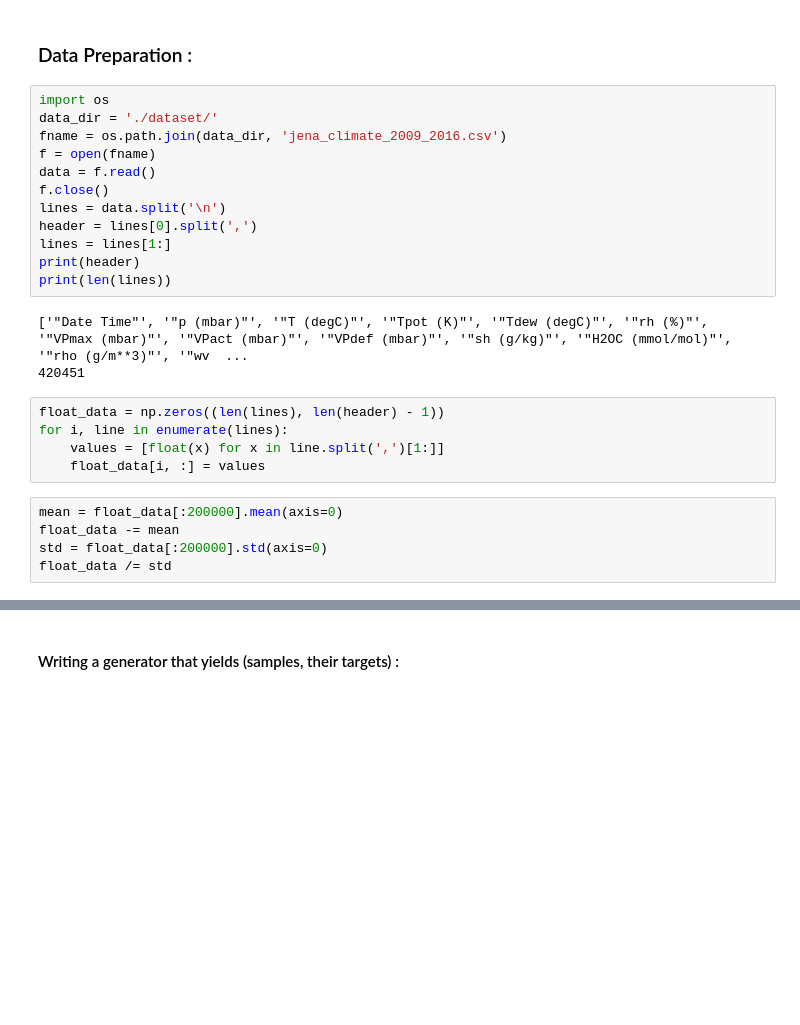
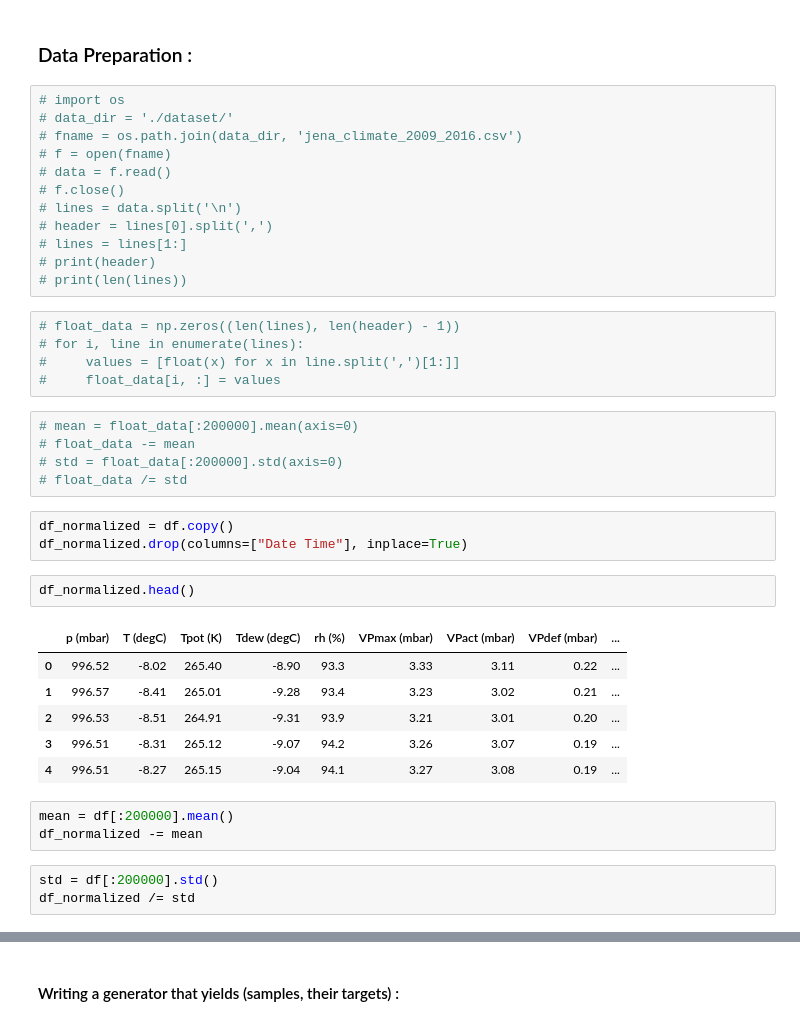
Before and after one commit to KareemElozeiri/Temperature-Forecasting, a Jupyter notebook: temp-forecating.ipynb, the cells around one changed output, grey strips where cells are left out. Drawn from its saved outputs; the diff is of its cells as text; blank space fills up the shorter version.

```diff
--- a/temp-forecating.ipynb
+++ b/temp-forecating.ipynb
@@ -90,27 +118,42 @@ df.hist(figsize=(15,15), color=sns.color_palette("deep")[2]);
 # %% [markdown]
 ### Data Preparation :
 # %%
-import os
-data_dir = './dataset/'
-fname = os.path.join(data_dir, 'jena_climate_2009_2016.csv')
-f = open(fname)
-data = f.read()
-f.close()
-lines = data.split('\n')
-header = lines[0].split(',')
-lines = lines[1:]
-print(header)
-print(len(lines))
+# import os
+# data_dir = './dataset/'
+# fname = os.path.join(data_dir, 'jena_climate_2009_2016.csv')
+# f = open(fname)
+# data = f.read()
+# f.close()
+# lines = data.split('\n')
+# header = lines[0].split(',')
+# lines = lines[1:]
+# print(header)
+# print(len(lines))
-# %% [output]
-['"Date Time"', '"p (mbar)"', '"T (degC)"', '"Tpot (K)"', '"Tdew (degC)"', '"rh (%)"', '"VPmax (mbar)"', '"VPact (mbar)"', '"VPdef (mbar)"', '"sh (g/kg)"', '"H2OC (mmol/mol)"', '"rho (g/m**3)"', '"wv  ...
-420451
 # %%
-float_data = np.zeros((len(lines), len(header) - 1))
-for i, line in enumerate(lines):
-    values = [float(x) for x in line.split(',')[1:]]
-    float_data[i, :] = values
+# float_data = np.zeros((len(lines), len(header) - 1))
+# for i, line in enumerate(lines):
+#     values = [float(x) for x in line.split(',')[1:]]
+#     float_data[i, :] = values
 # %%
-mean = float_data[:200000].mean(axis=0)
-float_data -= mean
-std = float_data[:200000].std(axis=0)
-float_data /= std
+# mean = float_data[:200000].mean(axis=0)
+# float_data -= mean
+# std = float_data[:200000].std(axis=0)
+# float_data /= std
+# %%
+df_normalized = df.copy()
+df_normalized.drop(columns=["Date Time"], inplace=True)
+# %%
+df_normalized.head()
+# %% [output]
+|  | p (mbar) | T (degC) | Tpot (K) | Tdew (degC) | rh (%) | VPmax (mbar) | VPact (mbar) | VPdef (mbar) | ... |
+| 0 | 996.52 | -8.02 | 265.40 | -8.90 | 93.3 | 3.33 | 3.11 | 0.22 | ... |
+| 1 | 996.57 | -8.41 | 265.01 | -9.28 | 93.4 | 3.23 | 3.02 | 0.21 | ... |
+| 2 | 996.53 | -8.51 | 264.91 | -9.31 | 93.9 | 3.21 | 3.01 | 0.20 | ... |
+| 3 | 996.51 | -8.31 | 265.12 | -9.07 | 94.2 | 3.26 | 3.07 | 0.19 | ... |
+| 4 | 996.51 | -8.27 | 265.15 | -9.04 | 94.1 | 3.27 | 3.08 | 0.19 | ... |
+# %%
+mean = df[:200000].mean()
+df_normalized -= mean
+# %%
+std = df[:200000].std()
+df_normalized /= std
```
Also changed, not shown: parts of 14 cells of this notebook.
